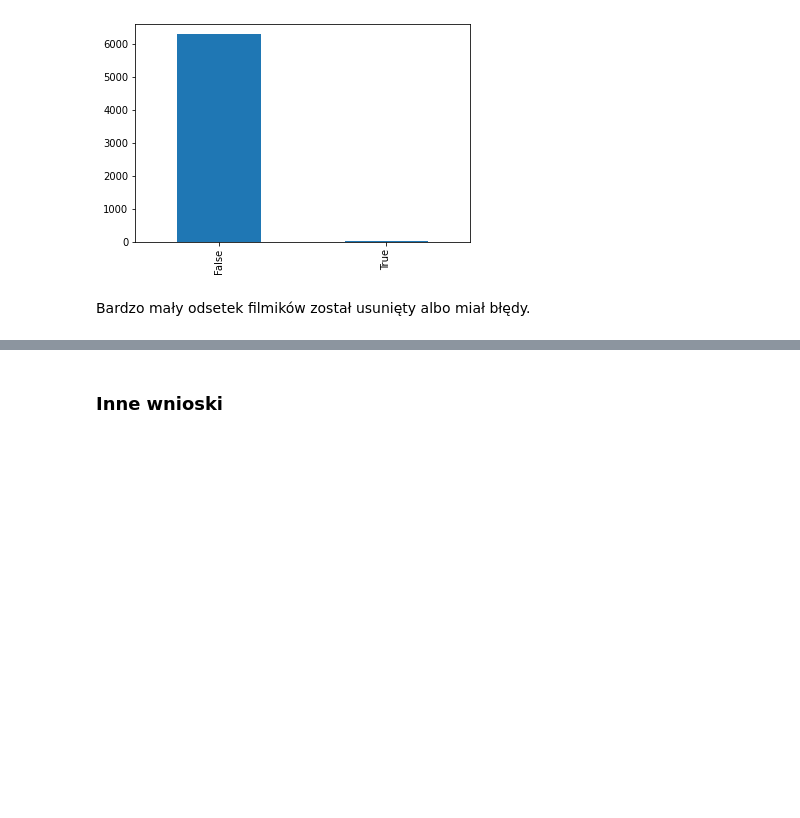
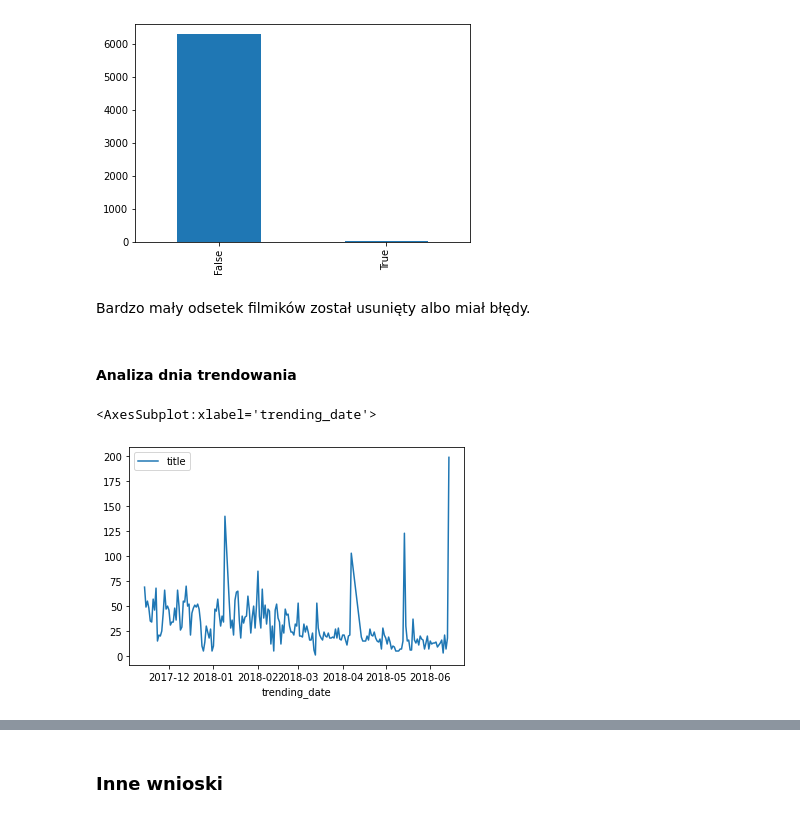
Before and after one commit to Southeaven/PED, a Jupyter notebook: ch1.ipynb, the cells around one changed output, grey strips where cells are left out. Saved outputs shown, nothing was run; the diff lists cells and outputs as text; code cells hidden in the pictures; blank space fills up the shorter version.

```diff
--- a/ch1.ipynb
+++ b/ch1.ipynb
@@ -231,3 +246,11 @@ us_videos["video_error_or_removed"].value_counts().plot.bar()
 [figure]
 # %% [markdown]
 Bardzo mały odsetek filmików został usunięty albo miał błędy.
+# %% [markdown]
+#### Analiza dnia trendowania
+# %%
+trending = us_videos[["title", "trending_date"]].groupby("trending_date").count()
+trending.plot()
+# %% [output]
+<AxesSubplot:xlabel='trending_date'>
+[figure, added]
```
Also changed, not shown: parts of 40 cells of this notebook, 5 other files.
